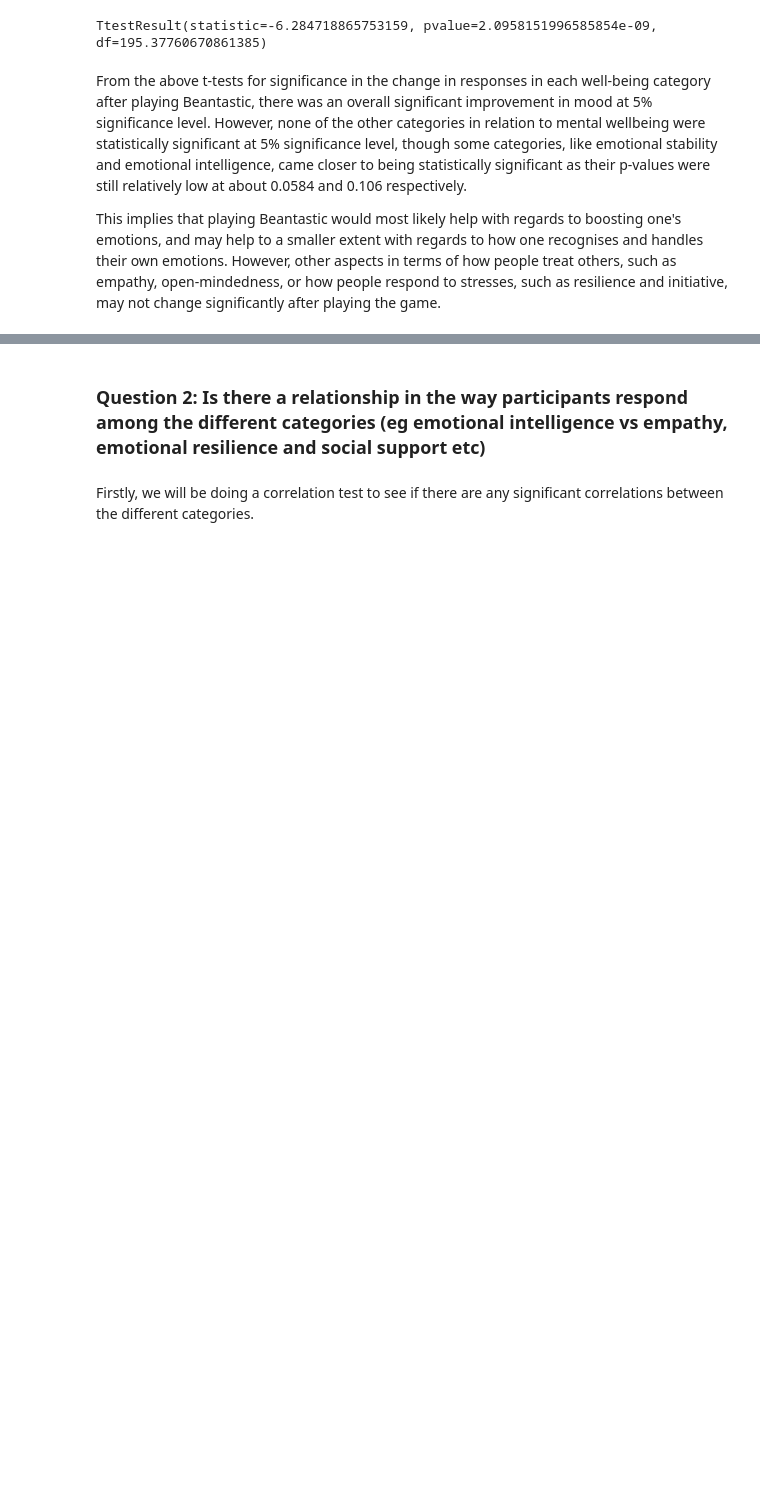
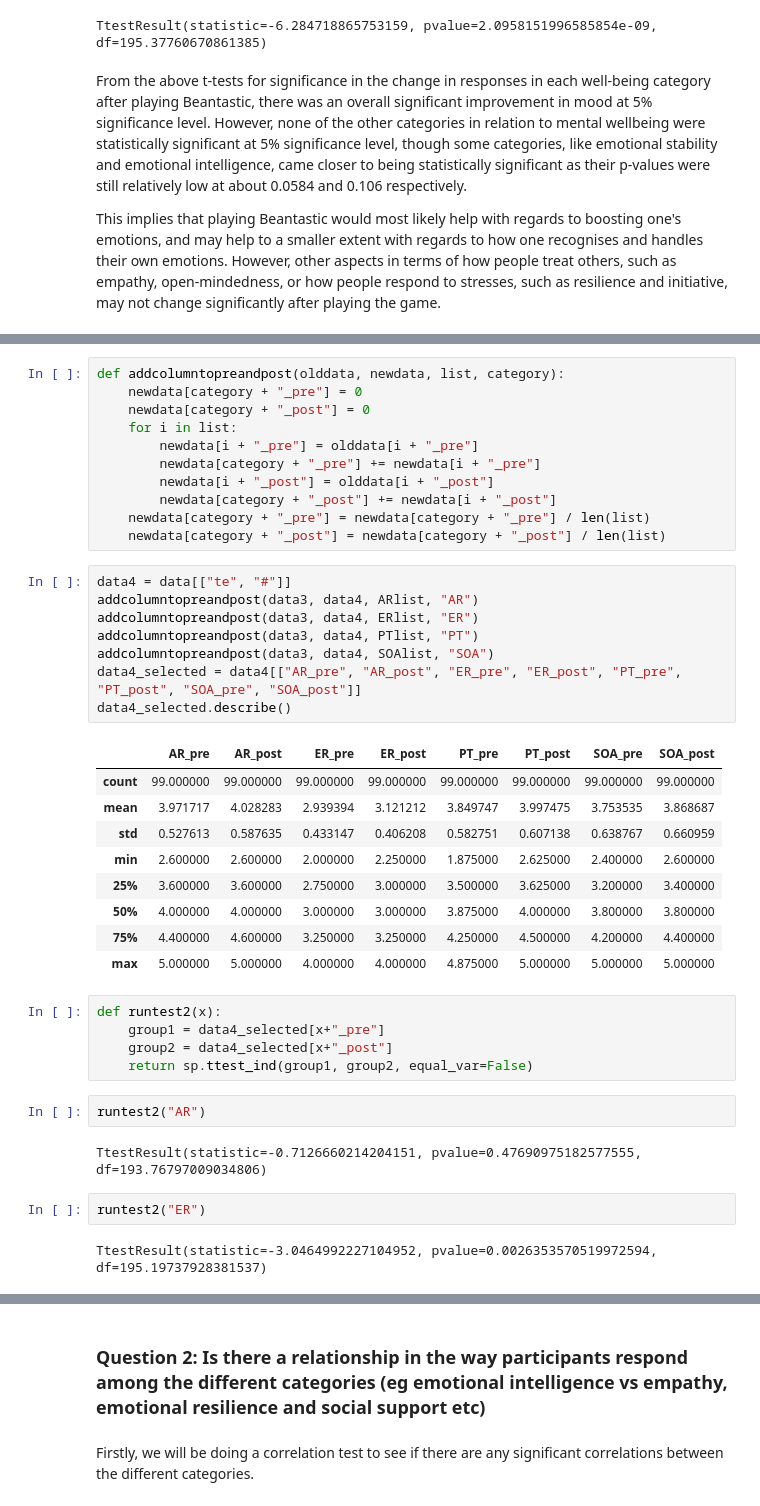
Before and after one commit to kohweien/growthbeans-projects, a Jupyter notebook: beantastic.ipynb, the cells around one changed output, grey strips where cells are left out. Saved outputs shown, nothing was run; the diff lists cells and outputs as text; blank space fills up the shorter version.

```diff
--- a/beantastic.ipynb
+++ b/beantastic.ipynb
@@ -128,0 +290,42 @@ This implies that playing Beantastic would most likely help with regards to boos
+# %%
+def addcolumntopreandpost(olddata, newdata, list, category):
+    newdata[category + "_pre"] = 0
+    newdata[category + "_post"] = 0
+    for i in list:
+        newdata[i + "_pre"] = olddata[i + "_pre"]
+        newdata[category + "_pre"] += newdata[i + "_pre"]
+        newdata[i + "_post"] = olddata[i + "_post"]
+        newdata[category + "_post"] += newdata[i + "_post"]
+    newdata[category + "_pre"] = newdata[category + "_pre"] / len(list)
+    newdata[category + "_post"] = newdata[category + "_post"] / len(list)
+# %%
+data4 = data[["te", "#"]]
+addcolumntopreandpost(data3, data4, ARlist, "AR")
+addcolumntopreandpost(data3, data4, ERlist, "ER")
+addcolumntopreandpost(data3, data4, PTlist, "PT")
+addcolumntopreandpost(data3, data4, SOAlist, "SOA")
+data4_selected = data4[["AR_pre", "AR_post", "ER_pre", "ER_post", "PT_pre", "PT_post", "SOA_pre", "SOA_post"]]
+data4_selected.describe()
+# %% [output]
+|  | AR_pre | AR_post | ER_pre | ER_post | PT_pre | PT_post | SOA_pre | SOA_post |
+| count | 99.000000 | 99.000000 | 99.000000 | 99.000000 | 99.000000 | 99.000000 | 99.000000 | 99.000000 |
+| mean | 3.971717 | 4.028283 | 2.939394 | 3.121212 | 3.849747 | 3.997475 | 3.753535 | 3.868687 |
+| std | 0.527613 | 0.587635 | 0.433147 | 0.406208 | 0.582751 | 0.607138 | 0.638767 | 0.660959 |
+| min | 2.600000 | 2.600000 | 2.000000 | 2.250000 | 1.875000 | 2.625000 | 2.400000 | 2.600000 |
+| 25% | 3.600000 | 3.600000 | 2.750000 | 3.000000 | 3.500000 | 3.625000 | 3.200000 | 3.400000 |
+| 50% | 4.000000 | 4.000000 | 3.000000 | 3.000000 | 3.875000 | 4.000000 | 3.800000 | 3.800000 |
+| 75% | 4.400000 | 4.600000 | 3.250000 | 3.250000 | 4.250000 | 4.500000 | 4.200000 | 4.400000 |
+| max | 5.000000 | 5.000000 | 4.000000 | 4.000000 | 4.875000 | 5.000000 | 5.000000 | 5.000000 |
+# %%
+def runtest2(x):
+    group1 = data4_selected[x+"_pre"]
+    group2 = data4_selected[x+"_post"]
+    return sp.ttest_ind(group1, group2, equal_var=False)
+# %%
+runtest2("AR")
+# %% [output]
+TtestResult(statistic=-0.7126660214204151, pvalue=0.47690975182577555, df=193.76797009034806)
+# %%
+runtest2("ER")
+# %% [output]
+TtestResult(statistic=-3.0464992227104952, pvalue=0.0026353570519972594, df=195.19737928381537)
```
Also changed, not shown: parts of 16 cells of this notebook, 1 other file.
